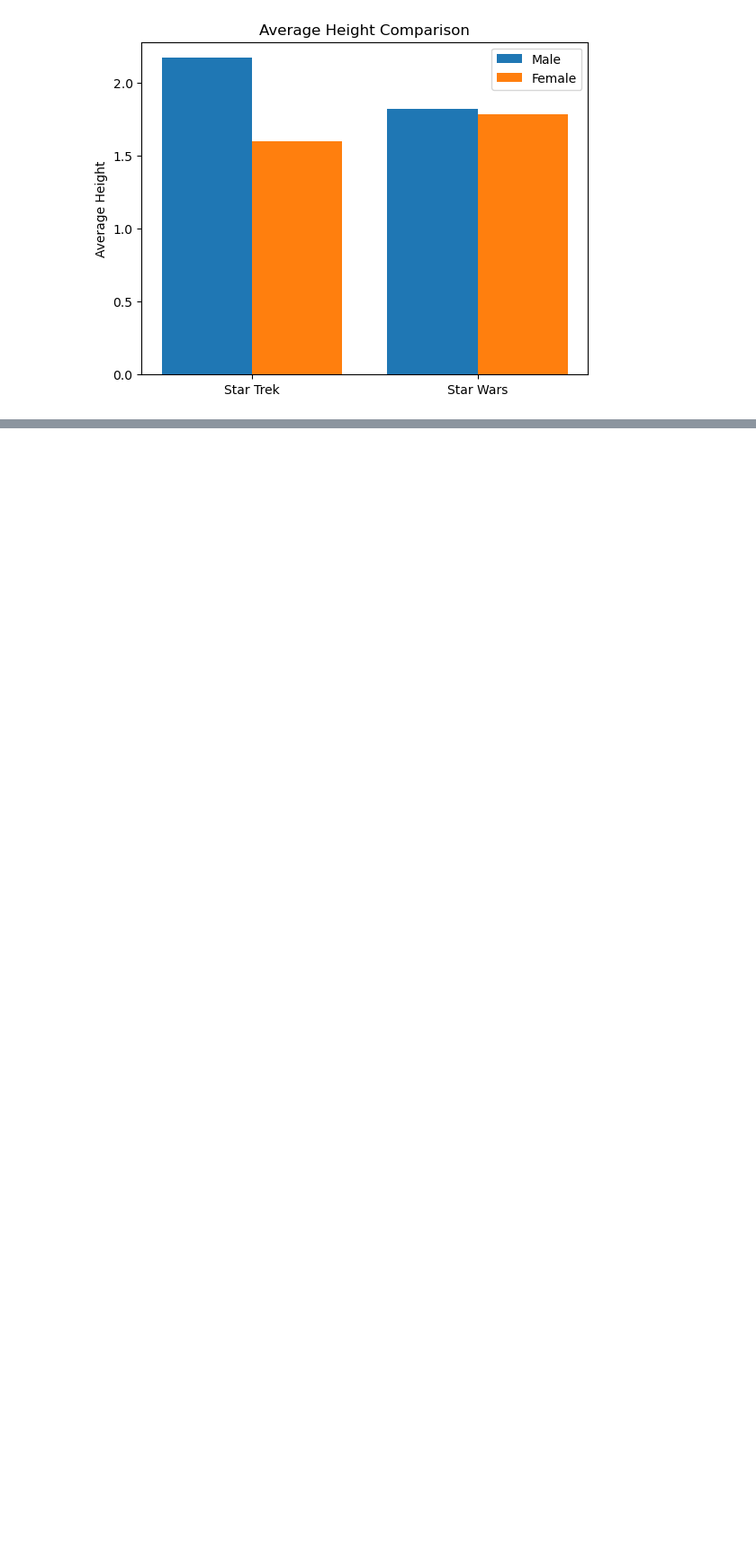
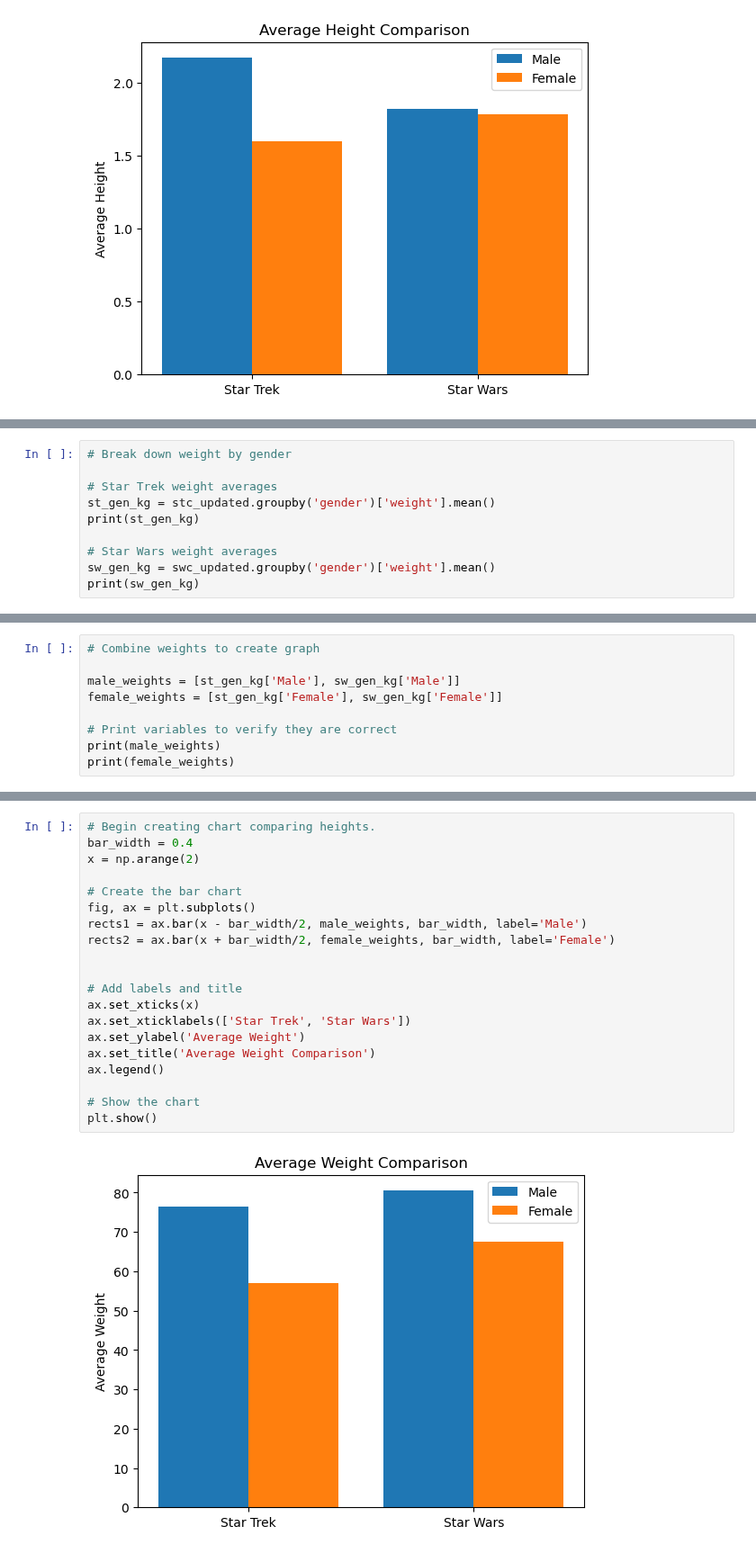
Before and after one commit to wesiswes629/wookiestapi, a Jupyter notebook: notebooks/all_characters.ipynb, the cells around one changed output, grey strips where cells are left out. Shown at 90% size. Drawn from its saved outputs; the diff is of its cells as text; blank space fills up the shorter version.

Commit message:
all character comparisons completed

```diff
--- a/notebooks/all_characters.ipynb
+++ b/notebooks/all_characters.ipynb
@@ -426,0 +464,10 @@ plt.show()
+# %%
+# Break down weight by gender
+
+# Star Trek weight averages
+st_gen_kg = stc_updated.groupby('gender')['weight'].mean()
+print(st_gen_kg)
+
+# Star Wars weight averages
+sw_gen_kg = swc_updated.groupby('gender')['weight'].mean()
+print(sw_gen_kg)
@@ -426,0 +485,9 @@ plt.show()
+# %%
+# Combine weights to create graph
+
+male_weights = [st_gen_kg['Male'], sw_gen_kg['Male']]
+female_weights = [st_gen_kg['Female'], sw_gen_kg['Female']]
+
+# Print variables to verify they are correct
+print(male_weights)
+print(female_weights)
@@ -426,0 +497,22 @@ plt.show()
+# %%
+# Begin creating chart comparing heights.
+bar_width = 0.4
+x = np.arange(2)
+
+# Create the bar chart
+fig, ax = plt.subplots()
+rects1 = ax.bar(x - bar_width/2, male_weights, bar_width, label='Male')
+rects2 = ax.bar(x + bar_width/2, female_weights, bar_width, label='Female')
+
+
+# Add labels and title
+ax.set_xticks(x)
+ax.set_xticklabels(['Star Trek', 'Star Wars'])
+ax.set_ylabel('Average Weight')
+ax.set_title('Average Weight Comparison')
+ax.legend()
+
+# Show the chart
+plt.show()
+# %% [output]
+[figure, added]
```
Also changed, not shown: parts of 5 cells of this notebook.
